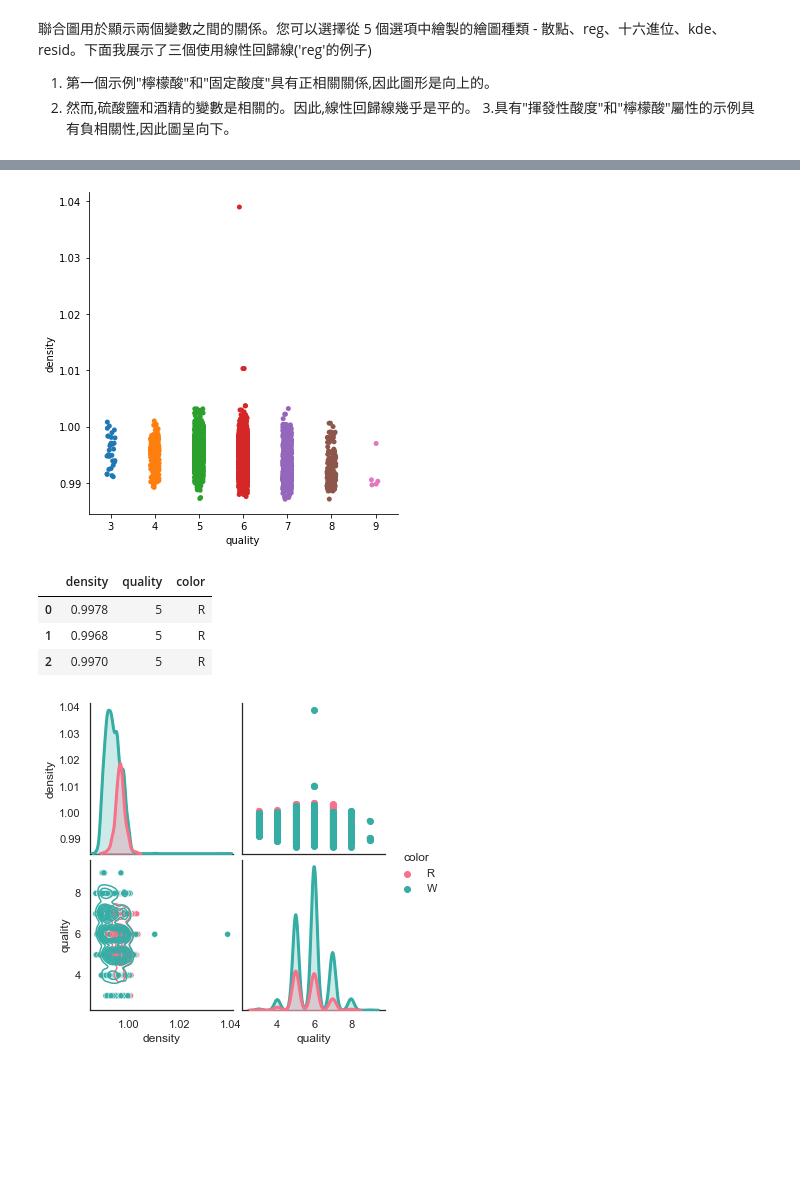
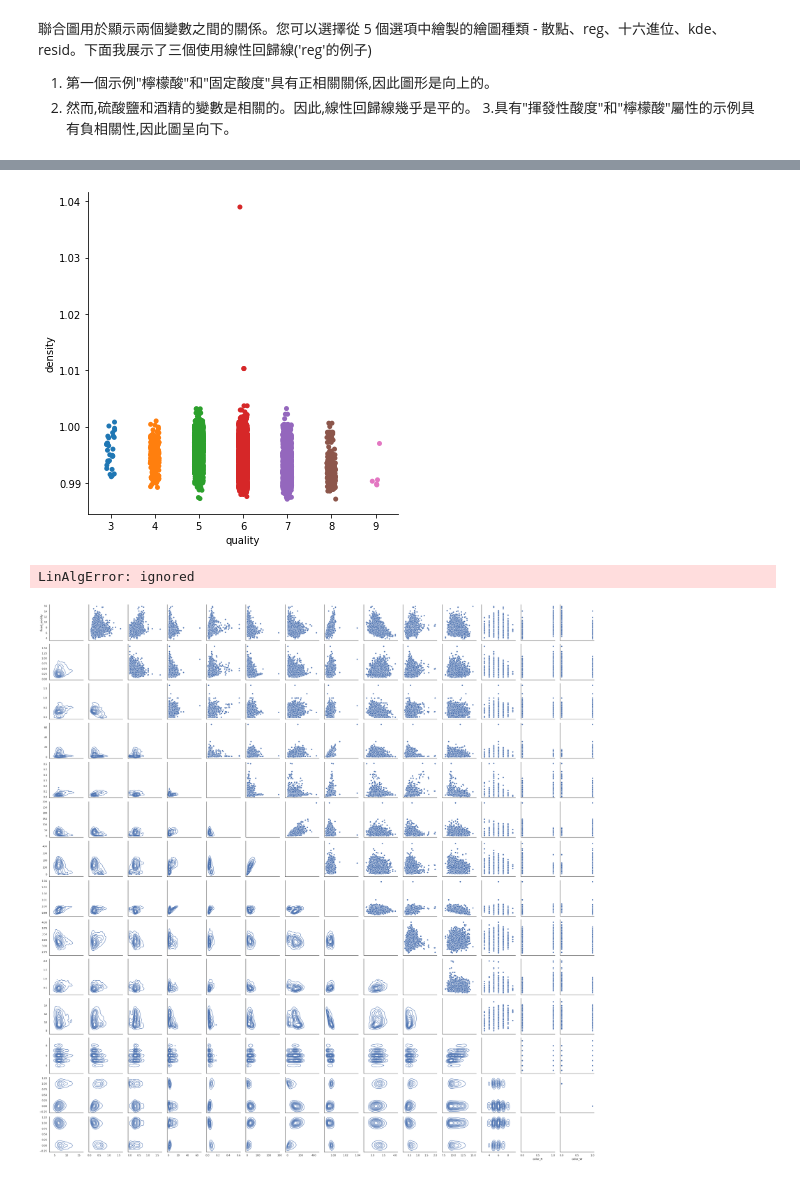
Before and after one commit to jennytzeng11/ML100Days, a Jupyter notebook: homework/22 Data_Visualization_Day_5_作業.ipynb, the cells around one changed output, grey strips where cells are left out. Cells and saved outputs as stored; diff of their text form; code cells hidden in the pictures; blank space fills up the shorter version.

```diff
--- a/homework/22 Data_Visualization_Day_5_作業.ipynb
+++ b/homework/22 Data_Visualization_Day_5_作業.ipynb
@@ -118,7 +85,7 @@ df_all.head()
 | 4 | 7.4 | 0.70 | 0.00 | 1.9 | 0.076 | 11.0 | ... |
 # %%
 #處理缺失值
-df = pd.get_dummies(df_all, columns=["color"])
+df_all = pd.get_dummies(df_all, columns=["color"])
 df_all.isnull().sum()
 # %% [output]
 fixed_acidity           0
@@ -217,38 +182,30 @@ Swarm沿分類軸(質量)調整記錄。這種繪圖將記錄分別標記,而不
 #使用sns.catplot
 sns.catplot(x="quality", y="density", data=df_all);
 # %% [output]
-[figure, old version]
+[figure, new version]
-# %%
-df_part = df_all[["density","quality","color"]]
-df_part.head(3)
-# %% [output]
-|  | density | quality | color |
-| 0 | 0.9978 | 5 | R |
-| 1 | 0.9968 | 5 | R |
-| 2 | 0.9970 | 5 | R |
 # %%
 '''
 PairGrid 允許我們使用相同的繪圖類型繪製子圖網格來可視化數據。
 與 FacetGrid 不同,它在每個子圖使用不同的變數對。它形成子圖的矩陣。它有時也被稱為"散點圖矩陣"。
 對網格的用法與分面網格類似。首先初始化網格,然後傳遞繪圖函數。
 '''
 
 #在此一區域寫下程式碼
 #設定底圖樣式
 sns.set(style="white")
 
 
 #利用PairGrid 繪製對角圖
 #使用 sns.PairGrid
 #https://kknews.cc/code/yzvlyjg.html
 #kind：用于控制非对角线上的图的类型，可选"scatter"与"reg"
 #diag_kind：控制对角线上的图的类型，可选"hist"与"kde"
 #palette：控制色调
 #https://zhuanlan.zhihu.com/p/98729226
-g = sns.pairplot(df_part,hue = 'color',diag_kind = "kde",kind = "scatter",palette = "husl")
-g.map_upper(plt.scatter)
-g.map_lower(sns.kdeplot)
-g.map_diag(sns.kdeplot, lw = 3, legend = False);
-plt.show()
+g = sns.PairGrid(df_all, diag_sharey=False)
+g.map_upper(sns.scatterplot)
+g.map_lower(sns.kdeplot, colors="C0")
+g.map_diag(sns.kdeplot, lw=2)
 # %% [output]
+LinAlgError: ignored
-[figure, old version]
+[figure, new version]
```
Also changed, not shown: parts of 13 cells of this notebook.
